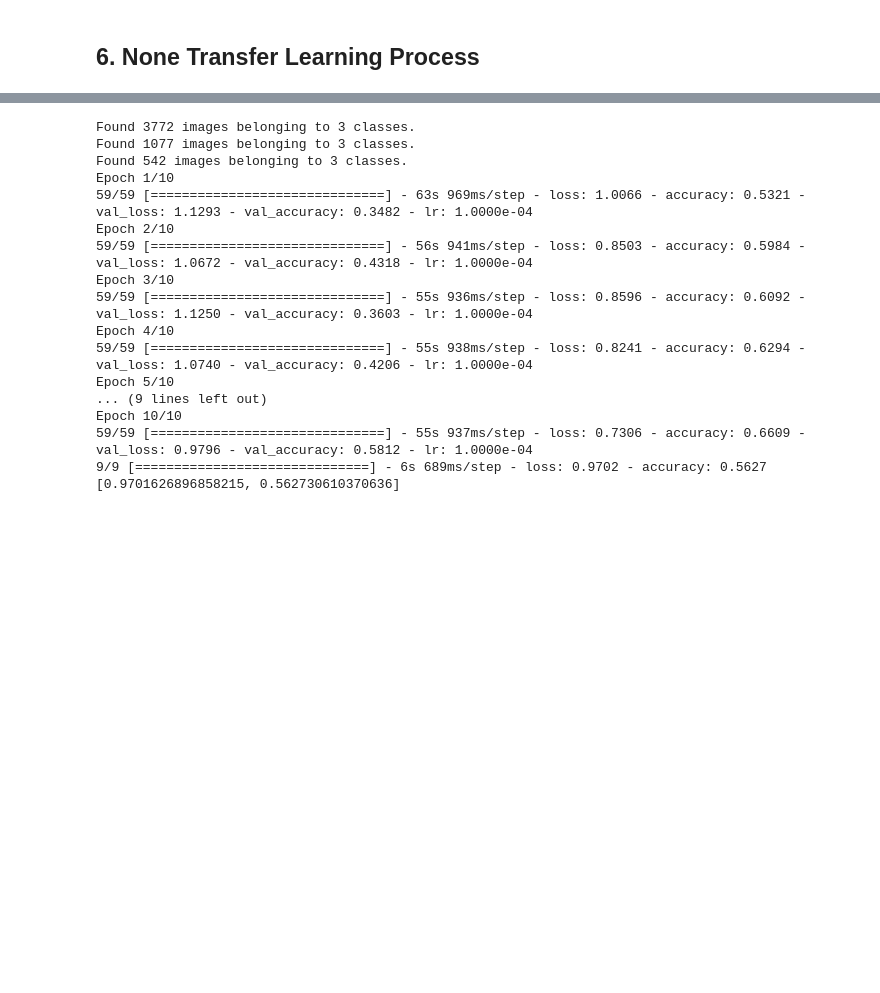
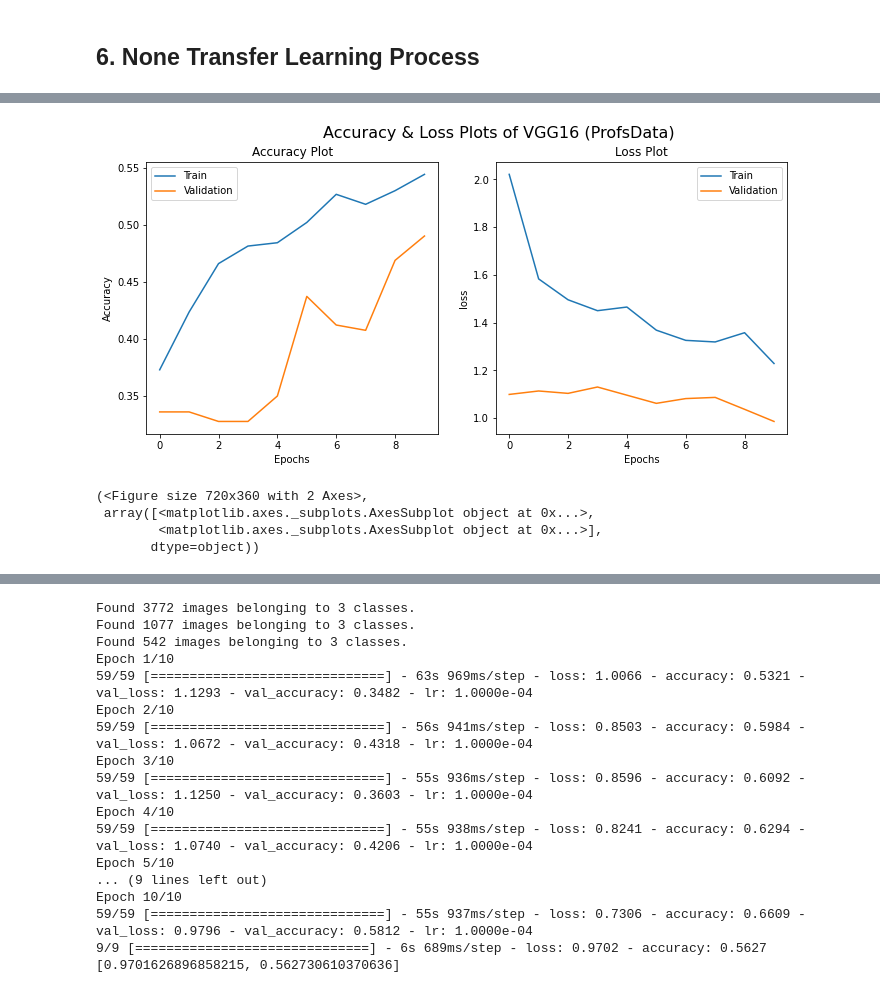
Before and after one commit to R-Ram95/ENEL645-garbage-classification, a Jupyter notebook: enel645_final_project.ipynb, the cells around one changed output, grey strips where cells are left out. Cells and saved outputs as stored; diff of their text form; code cells hidden in the pictures; blank space fills up the shorter version.

Commit message:
Added method plot_history

```diff
--- a/enel645_final_project.ipynb
+++ b/enel645_final_project.ipynb
@@ -292,11 +295,12 @@ def create_generators(model_name,data_path,params_index=0,batch_size=64,seed=88)
               "height_shift_range":0.1, \
               "shear_range":0.2, \
               "zoom_range":0.1,\
-             "brightness_range":[0.75,1.25],\
+             "brightness_range":[0.9,1.1],\
              }
 
   params_list=[params_0, params_1]
   params=params_list[params_index]
+
   #image augmentation
   # image_augmentation = ImageDataGenerator(horizontal_flip=True,
   #                        vertical_flip=True,
@@ -426,4 +459,6 @@ def start_learning(model_name,data_path,params_index=0,epochs=30,lr=1e-4):
                        validation_data = generators[0][1])
 
   score = model.evaluate(generators[0][2])
-  return score
+  return (history,score)
+# %%
+eb0_results = start_learning('efficientnetb0','/train_val_test/ProfsData',1,10)
@@ -430,3 +496,38 @@ def start_learning(model_name,data_path,params_index=0,epochs=30,lr=1e-4):
+# %%
+def plot_history(history_object, model_name = None, dataset_name = None):
+  fig,axes=plt.subplots(1,2, figsize=(10,5))
+  ax_accuracy = axes[0]
+  ax_loss = axes[1]
+  ax_accuracy.plot(history_object.history['accuracy'])
+  ax_accuracy.plot(history_object.history['val_accuracy'])
+  ax_accuracy.set_title('Accuracy Plot')
+  ax_accuracy.legend(['Train', 'Validation'], loc='upper left')
+  ax_accuracy.set(xlabel='Epochs',ylabel='Accuracy')
+  ax_loss.plot(history_object.history['loss'])
+  ax_loss.plot(history_object.history['val_loss'])
+  ax_loss.set_title('Loss Plot')
+  ax_loss.legend(['Train', 'Validation'], loc='upper right')
+  ax_loss.set(xlabel='Epochs',ylabel='loss')
+
+  title = 'Accuracy & Loss Plots'
+  if model_name != None:
+    title =  title + " of " + model_name
+    if dataset_name != None:
+      title = title + ' (' + dataset_name+')'
+
+  fig.suptitle(title, fontsize=16)
+  plt.subplots_adjust(left = 0.01)
+
+  plt.show()
+  return (fig,axes)
+# %%
+plot_history(eb0_results[0],'VGG16','ProfsData')
+# %% [output]
+[figure, added]
+(<Figure size 720x360 with 2 Axes>,
+ array([<matplotlib.axes._subplots.AxesSubplot object at 0x...>,
+        <matplotlib.axes._subplots.AxesSubplot object at 0x...>],
+       dtype=object))
 # %%
 print(start_learning('efficientnetb0','/train_val_test/ProfsData',0,10))
 # %% [output]
```
Also changed, not shown: parts of 7 cells of this notebook.
